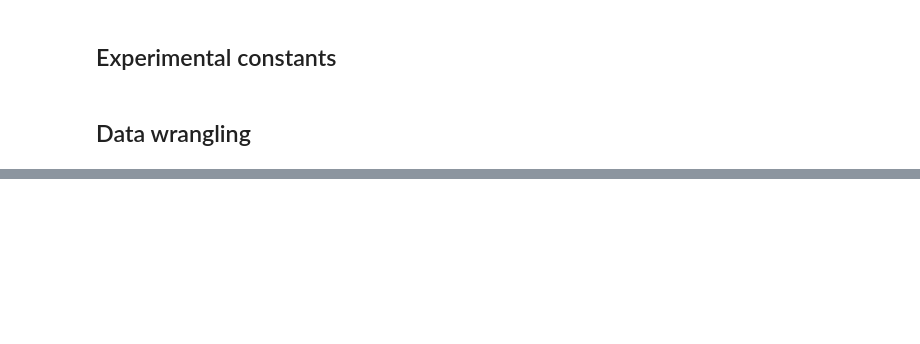
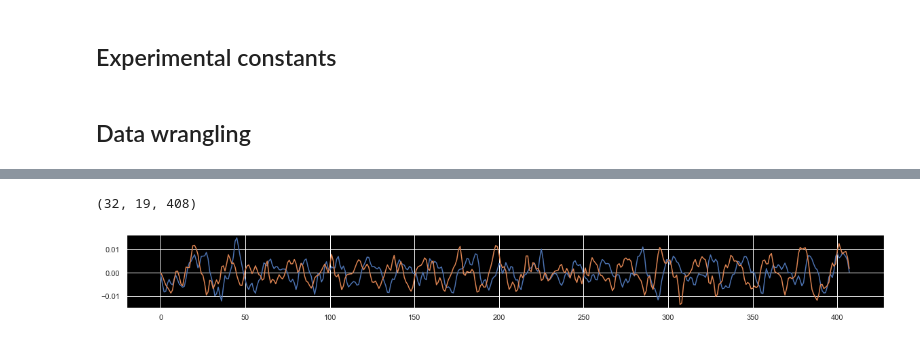
Before and after one commit to atruel01/Triton-NeuroTech-Project-Workshop, a Jupyter notebook: notebooks/baseline.ipynb, the cells around one changed output, grey strips where cells are left out. Cells and saved outputs as stored; diff of their text form; code cells hidden in the pictures; blank space fills up the shorter version.

```diff
--- a/notebooks/baseline.ipynb
+++ b/notebooks/baseline.ipynb
@@ -184,0 +192,17 @@ AttributeError: 'FBTDCA' object has no attribute 'l'
+# %%
+# Non-ensamble filtering of the templates
+templates = np.copy(last_model.estimators_[0].templates_)
+n_comp = last_model.estimators_[0].n_components
+
+# This is the non-ensable way of applying the learned spatial filter to the templates
+Us = last_model.estimators_[0].Us_ # copy over the filter
+for i_template, template in enumerate(templates):
+    templates[i_template] = np.reshape((Us[i_template,:,:n_comp].T@template),-1)
+
+print(templates.shape)
+plt.figure(figsize=(20,2))
+plt.plot(templates[28,14]);
+plt.plot(templates[30,14]);
+# %% [output]
+(32, 19, 408)
+[figure, added]
```
Also changed, not shown: parts of 14 cells of this notebook.
